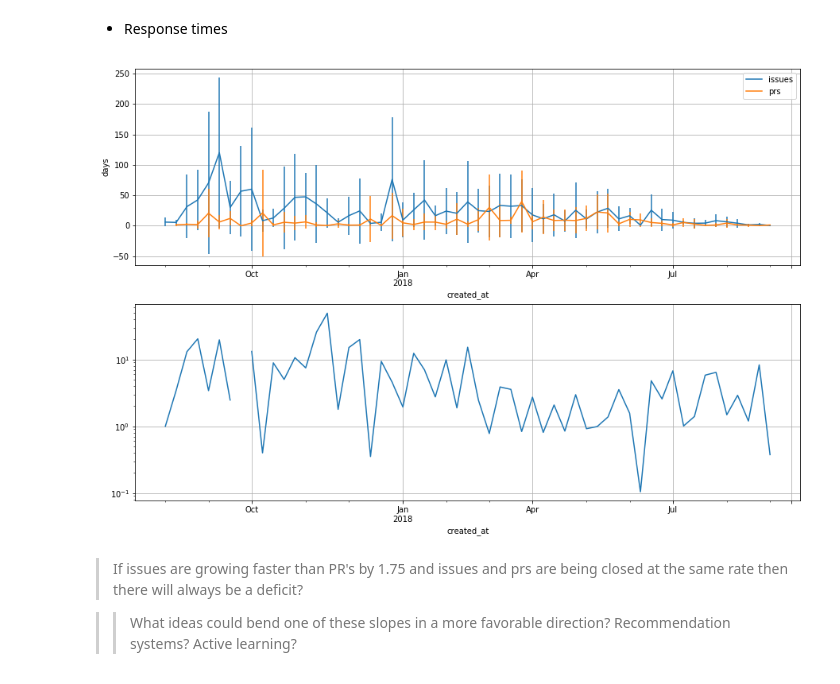
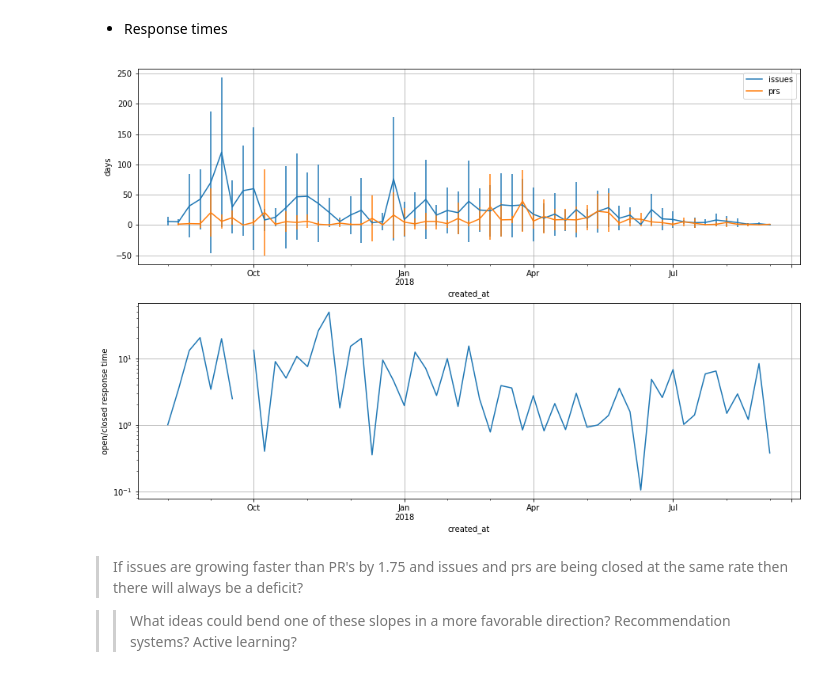
Before and after one commit to deathbeds/deathbeds.github.io, a Jupyter notebook: deathbeds/2018-08-28-Github-project-statistics-and-visualizations.ipynb, the cells around one changed output. Drawn from its saved outputs; the diff is of its cells as text; code cells hidden in the pictures.

```diff
--- a/deathbeds/2018-08-28-Github-project-statistics-and-visualizations.ipynb
+++ b/deathbeds/2018-08-28-Github-project-statistics-and-visualizations.ipynb
@@ -134,16 +134,17 @@ gcf().set_size_inches((15, 5))
 # %%
 subplot(2,1,1)
 W = pandas.Grouper(freq='W')
 closed_response = gaant[np.logical_and(df.closed, ~df.pr)].astype(int).sum(axis=1).groupby(W).describe()
 open_response = gaant[np.logical_and(df.closed, df.pr)].astype(int).sum(axis=1).groupby(W).describe()
 closed_response.pipe(lambda df: df['mean'].rename('issues').plot(yerr=df['std'], legend=True, grid=True))
 open_response.pipe(lambda df: df['mean'].rename('prs').plot(yerr=df['std'], ax=gca(), legend=True, grid=True))
 gca().set_ylabel('days');
 subplot(2,1,2)
 (closed_response['mean'] / open_response['mean']).fillna(1).plot(grid=True, logy=True)
 gcf().set_size_inches((15, 10))
+gca().set_ylabel("open/closed response time");
 # %% [output]
-[figure, old version]
+[figure, new version]
 # %% [markdown]
 > If issues are growing faster than PR's by 1.75 and issues and prs are being closed at the same rate then there will always be a deficit?
 
```
Also changed, not shown: parts of 1 cell of this notebook.
